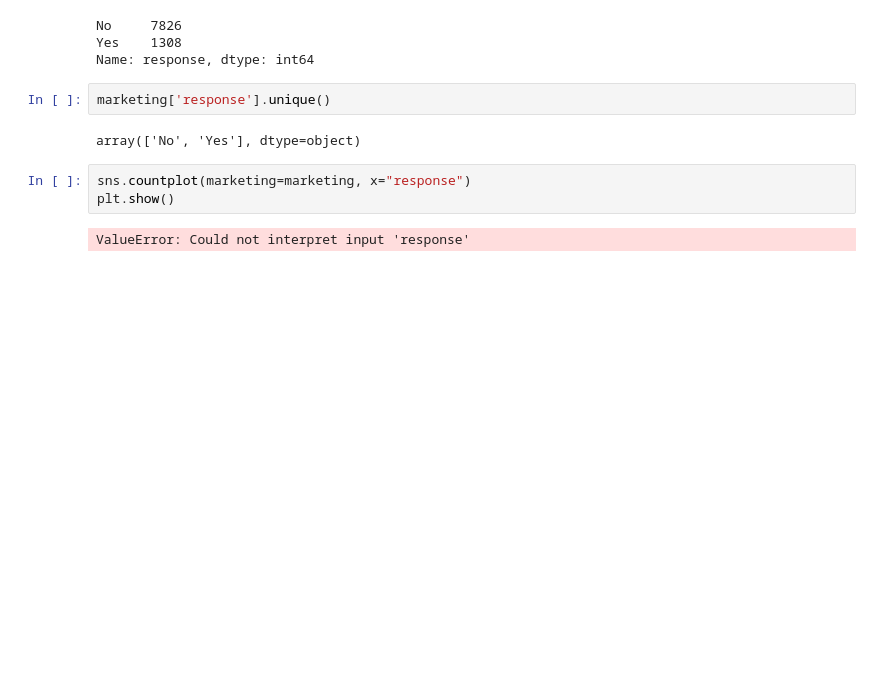
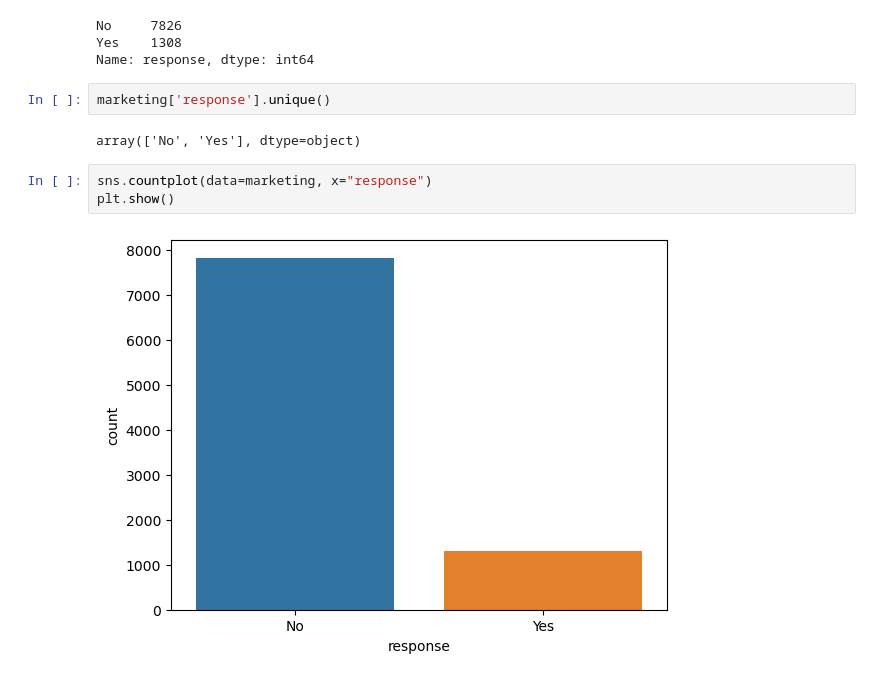
Before and after one commit to fioreortiz/lab-customer-analysis-round-3, a Jupyter notebook: files_for_lab/csv_files/Solution_Lab_CustomerAnalysisRound3.ipynb, the cells around one changed output. Saved outputs shown, nothing was run; the diff lists cells and outputs as text; blank space fills up the shorter version.

```diff
--- a/files_for_lab/csv_files/Solution_Lab_CustomerAnalysisRound3.ipynb
+++ b/files_for_lab/csv_files/Solution_Lab_CustomerAnalysisRound3.ipynb
@@ -156,9 +156,9 @@ marketing['response'].unique()
 # %% [output]
 array(['No', 'Yes'], dtype=object)
 # %%
-sns.countplot(marketing=marketing, x="response")
+sns.countplot(data=marketing, x="response")
 plt.show()
 # %% [output]
-ValueError: Could not interpret input 'response'
+[figure, added]
 # %%
 # 4. Show a plot of the response rate by the sales channel.
```
Also changed, not shown: parts of 3 cells of this notebook.
